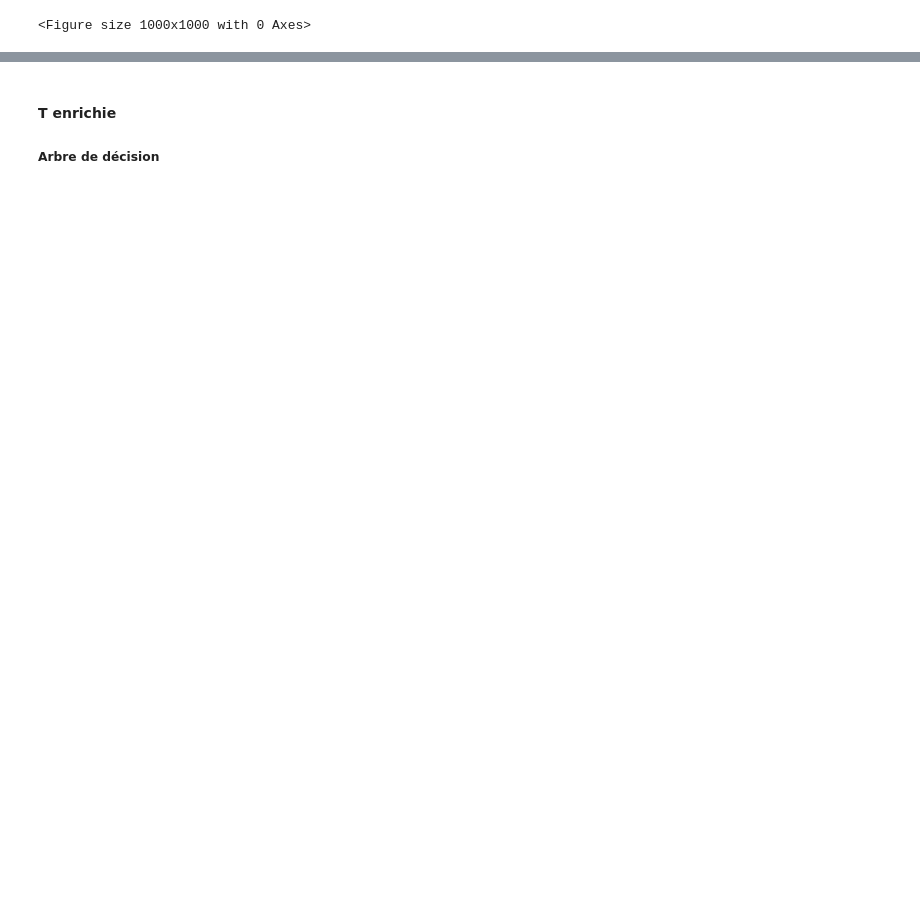
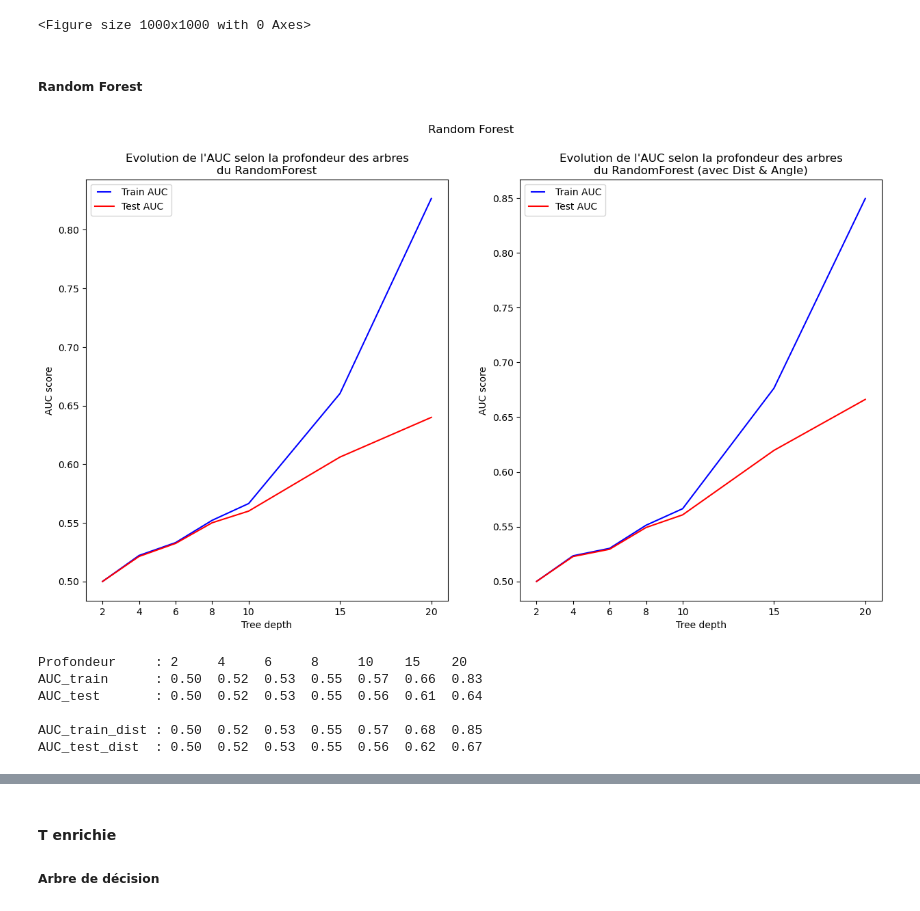
Before and after one commit to Trysis/TumorMEC, a Jupyter notebook: src/analysis.ipynb, the cells around one changed output, grey strips where cells are left out. Drawn from its saved outputs; the diff is of its cells as text; code cells hidden in the pictures; blank space fills up the shorter version.

```diff
--- a/src/analysis.ipynb
+++ b/src/analysis.ipynb
@@ -1242,3 +1495,57 @@ graph
 # %% [output]
 [drawing not drawn]
 <Figure size 1000x1000 with 0 Axes>
+# %% [markdown]
+##### Random Forest
+# %%
+max_depths_rd, train_results_rd, test_results_rd = forest_depth_acc(
+    X_train, Y_train, X_test, Y_test,
+    depths=[2, 4, 6, 8, 10, 15, 20],
+    classifier=RandomForestClassifier,
+    n_estimators = 100,
+    n_jobs=-1
+)
+
+max_dist_depths_rd, train_dist_results_rd, test_dist_results_rd = forest_depth_acc(
+    X_dist_train, Y_dist_train, X_dist_test, Y_dist_test,
+    depths=[2, 4, 6, 8, 10, 15, 20],
+    classifier=RandomForestClassifier,
+    n_estimators = 100,
+    n_jobs=-1
+)
+# %%
+# Plot
+fig, (ax1, ax2) = plt.subplots(1, 2, figsize=(15, 8))
+line1, = ax1.plot(max_depths_rd, train_results_rd, "b", label="Train AUC")
+line2, = ax1.plot(max_depths_rd, test_results_rd, "r", label="Test AUC")
+ax1.legend(handler_map={line1: HandlerLine2D(numpoints=2)})
+ax1.set_title("Evolution de l'AUC selon la profondeur des arbres\ndu RandomForest")
+ax1.set_ylabel("AUC score")
+ax1.set_xlabel("Tree depth")
+ax1.set_xticks(max_depths_rd)
+
+line1, = ax2.plot(max_dist_depths_rd, train_dist_results_rd, "b", label="Train AUC")
+line2, = ax2.plot(max_dist_depths_rd, test_dist_results_rd, "r", label="Test AUC")
+ax2.legend(handler_map={line1: HandlerLine2D(numpoints=2)})
+ax2.set_title("Evolution de l'AUC selon la profondeur des arbres\ndu RandomForest (avec Dist & Angle)")
+ax2.set_ylabel("AUC score")
+ax2.set_xlabel("Tree depth")
+plt.suptitle("Random Forest")
+ax2.set_xticks(max_dist_depths_rd)
+plt.show()
+# TODO : échelle y similaire
+# %% [output]
+[figure, added]
+# %%
+print(f"{'Profondeur':<15s}:", end=" ") ; [print(f"{i:<4d}", end="  ") for i in max_depths_rd] ; print()
+print(f"{'AUC_train':<15s}:", end=" ") ; [print(f"{i:<.2f}", end="  ") for i in train_results_rd] ; print()
+print(f"{'AUC_test':<15s}:", end=" ") ; [print(f"{i:<.2f}", end="  ") for i in test_results_rd] ; print("\n")
+print(f"{'AUC_train_dist':<15s}:", end=" ") ; [print(f"{i:<.2f}", end="  ") for i in train_dist_results_rd] ; print()
+print(f"{'AUC_test_dist':<15s}:", end=" ") ; [print(f"{i:<.2f}", end="  ") for i in test_dist_results_rd] ; print()
+# %% [output]
+Profondeur     : 2     4     6     8     10    15    20
+AUC_train      : 0.50  0.52  0.53  0.55  0.57  0.66  0.83
+AUC_test       : 0.50  0.52  0.53  0.55  0.56  0.61  0.64
+
+AUC_train_dist : 0.50  0.52  0.53  0.55  0.57  0.68  0.85
+AUC_test_dist  : 0.50  0.52  0.53  0.55  0.56  0.62  0.67
```
Also changed, not shown: parts of 74 cells of this notebook, 9 other files.
